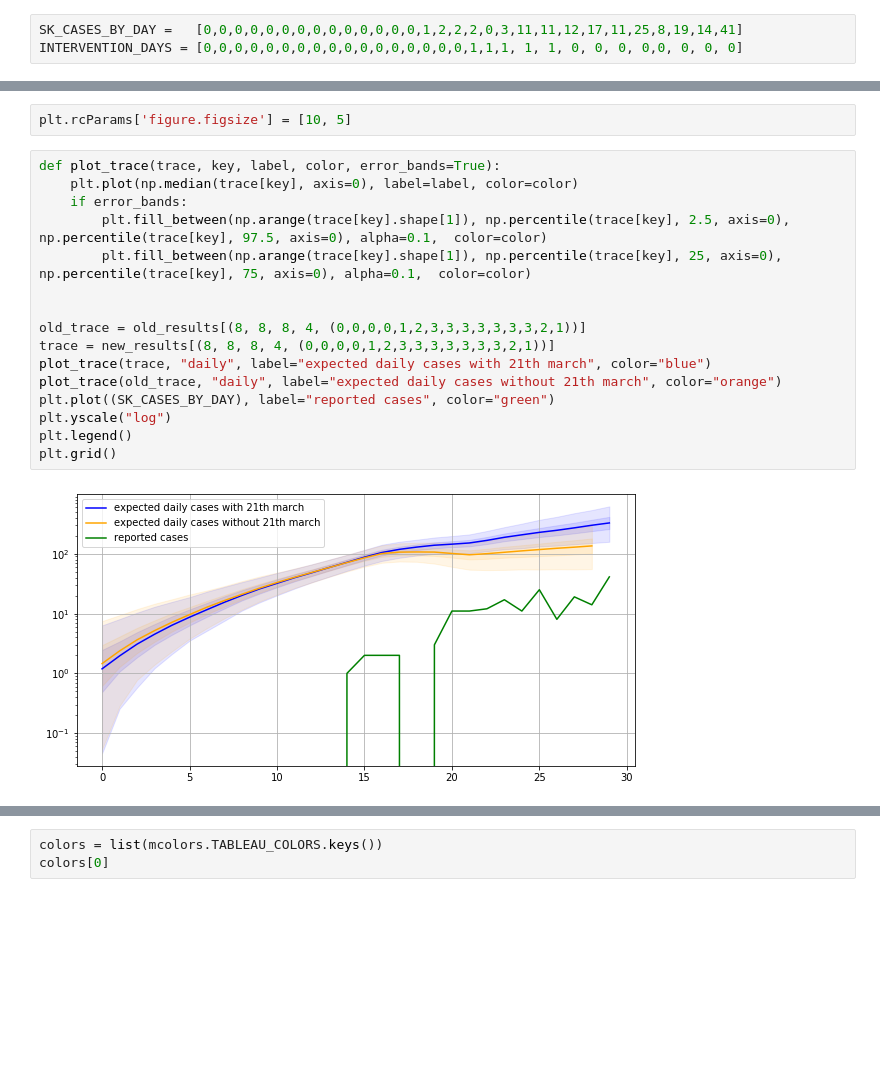
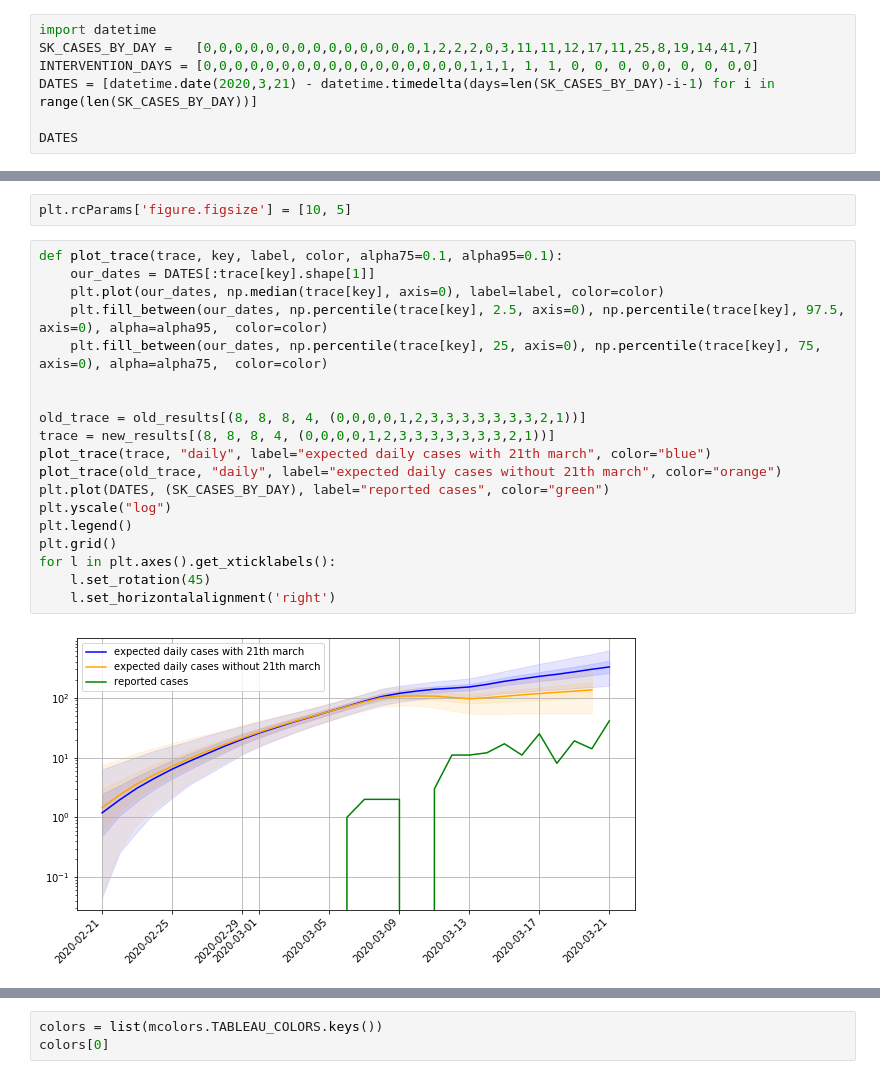
Before and after one commit to usamec/covid_past, a Jupyter notebook: Simul parameter variations.ipynb, the cells around one changed output, grey strips where cells are left out. Cells and saved outputs as stored; diff of their text form; blank space fills up the shorter version.

```diff
--- a/Simul parameter variations.ipynb
+++ b/Simul parameter variations.ipynb
@@ -1,3 +1,7 @@
 # %%
-SK_CASES_BY_DAY =   [0,0,0,0,0,0,0,0,0,0,0,0,0,0,1,2,2,2,0,3,11,11,12,17,11,25,8,19,14,41]
-INTERVENTION_DAYS = [0,0,0,0,0,0,0,0,0,0,0,0,0,0,0,0,0,1,1,1, 1, 1, 0, 0, 0, 0,0, 0, 0, 0]
+import datetime
+SK_CASES_BY_DAY =   [0,0,0,0,0,0,0,0,0,0,0,0,0,0,1,2,2,2,0,3,11,11,12,17,11,25,8,19,14,41,7]
+INTERVENTION_DAYS = [0,0,0,0,0,0,0,0,0,0,0,0,0,0,0,0,0,1,1,1, 1, 1, 0, 0, 0, 0,0, 0, 0, 0,0]
+DATES = [datetime.date(2020,3,21) - datetime.timedelta(days=len(SK_CASES_BY_DAY)-i-1) for i in range(len(SK_CASES_BY_DAY))]
+
+DATES
@@ -161,23 +189,26 @@ NUTS: [day_beta_29, day_import_29, day_beta_28, day_import_28, day_beta_27, day_
 # %%
 plt.rcParams['figure.figsize'] = [10, 5]
 # %%
-def plot_trace(trace, key, label, color, error_bands=True):
-    plt.plot(np.median(trace[key], axis=0), label=label, color=color)
-    if error_bands:
-        plt.fill_between(np.arange(trace[key].shape[1]), np.percentile(trace[key], 2.5, axis=0), np.percentile(trace[key], 97.5, axis=0), alpha=0.1,  color=color)
-        plt.fill_between(np.arange(trace[key].shape[1]), np.percentile(trace[key], 25, axis=0), np.percentile(trace[key], 75, axis=0), alpha=0.1,  color=color)
+def plot_trace(trace, key, label, color, alpha75=0.1, alpha95=0.1):
+    our_dates = DATES[:trace[key].shape[1]]
+    plt.plot(our_dates, np.median(trace[key], axis=0), label=label, color=color)
+    plt.fill_between(our_dates, np.percentile(trace[key], 2.5, axis=0), np.percentile(trace[key], 97.5, axis=0), alpha=alpha95,  color=color)
+    plt.fill_between(our_dates, np.percentile(trace[key], 25, axis=0), np.percentile(trace[key], 75, axis=0), alpha=alpha75,  color=color)
 
 
 old_trace = old_results[(8, 8, 8, 4, (0,0,0,0,1,2,3,3,3,3,3,3,3,2,1))]
 trace = new_results[(8, 8, 8, 4, (0,0,0,0,1,2,3,3,3,3,3,3,3,2,1))]
 plot_trace(trace, "daily", label="expected daily cases with 21th march", color="blue")
 plot_trace(old_trace, "daily", label="expected daily cases without 21th march", color="orange")
-plt.plot((SK_CASES_BY_DAY), label="reported cases", color="green")
+plt.plot(DATES, (SK_CASES_BY_DAY), label="reported cases", color="green")
 plt.yscale("log")
 plt.legend()
 plt.grid()
+for l in plt.axes().get_xticklabels():
+    l.set_rotation(45)
+    l.set_horizontalalignment('right')
 # %% [output]
-[figure, old version]
+[figure, new version]
 # %%
 old_trace = old_results[(8, 8, 8, 4, (0,0,0,0,1,2,3,3,3,3,3,3,3,2,1))]
 trace = new_results[(8, 8, 8, 4, (0,0,0,0,1,2,3,3,3,3,3,3,3,2,1))]
```
Also changed, not shown: parts of 12 cells of this notebook.
